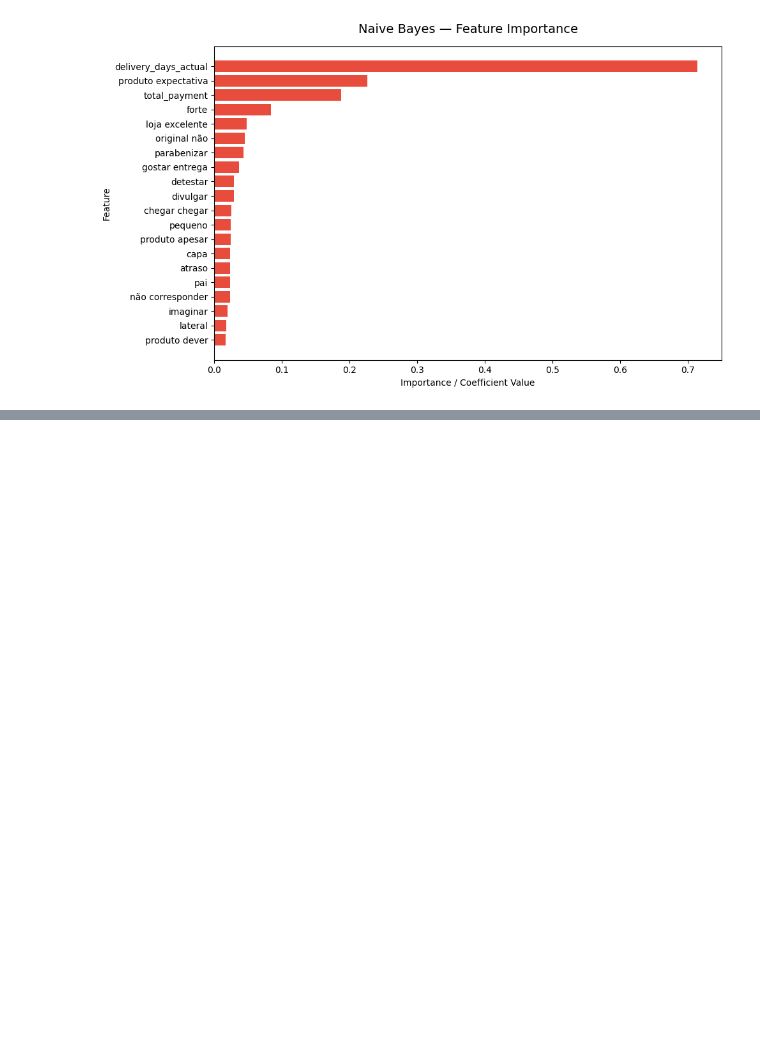
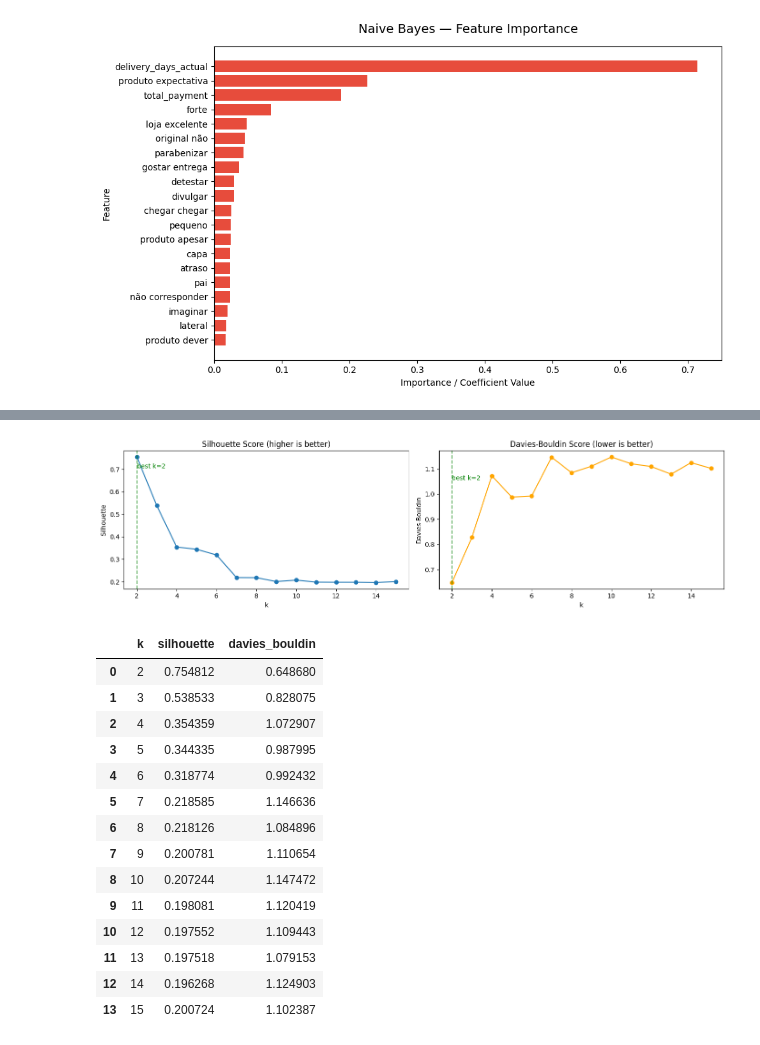
Before and after one commit to NitoBoritto/Olist_Data_Department, a Jupyter notebook: notebooks/modeling.ipynb, the cells around one changed output, grey strips where cells are left out. Saved outputs shown, nothing was run; the diff lists cells and outputs as text; code cells hidden in the pictures; blank space fills up the shorter version.

```diff
--- a/notebooks/modeling.ipynb
+++ b/notebooks/modeling.ipynb
@@ -452,0 +737,76 @@ plot_feature_importance(
+# %%
+# Prepare scaled features (use same feature set as KMeans)
+features_for_eval = kmeans_df.drop(columns=['Cluster'], errors='ignore')
+scaler_eval = RobustScaler()
+X_scaled = scaler_eval.fit_transform(features_for_eval)
+
+ks = range(2, 16)
+silhouette_scores = []
+db_scores = []
+
+for k in ks:
+    km = KMeans(n_clusters=k, random_state=30, n_init=10)
+    labels = km.fit_predict(X_scaled)
+
+    # silhouette requires at least 2 clusters (and not all noise)
+    try:
+        sil = silhouette_score(X_scaled, labels)
+    except Exception:
+        sil = np.nan
+
+    try:
+        db = davies_bouldin_score(X_scaled, labels)
+    except Exception:
+        db = np.nan
+
+    silhouette_scores.append(sil)
+    db_scores.append(db)
+
+# Summary dataframe
+scores_df = pd.DataFrame({'k': list(ks), 'silhouette': silhouette_scores, 'davies_bouldin': db_scores})
+
+# Plot both metrics
+fig, axes = plt.subplots(1, 2, figsize=(14, 4))
+
+axes[0].plot(scores_df['k'], scores_df['silhouette'], marker='o')
+axes[0].set_title('Silhouette Score (higher is better)')
+axes[0].set_xlabel('k')
+axes[0].set_ylabel('Silhouette')
+
+axes[1].plot(scores_df['k'], scores_df['davies_bouldin'], marker='o', color='orange')
+axes[1].set_title('Davies-Bouldin Score (lower is better)')
+axes[1].set_xlabel('k')
+axes[1].set_ylabel('Davies-Bouldin')
+
+# Annotate best k
+if scores_df['silhouette'].dropna().any():
+    best_k_sil = int(scores_df.loc[scores_df['silhouette'].idxmax(), 'k'])
+    axes[0].axvline(best_k_sil, color='green', linestyle='--', alpha=0.6)
+    axes[0].text(best_k_sil, axes[0].get_ylim()[1]*0.9, f'best k={best_k_sil}', color='green')
+
+if scores_df['davies_bouldin'].dropna().any():
+    best_k_db = int(scores_df.loc[scores_df['davies_bouldin'].idxmin(), 'k'])
+    axes[1].axvline(best_k_db, color='green', linestyle='--', alpha=0.6)
+    axes[1].text(best_k_db, axes[1].get_ylim()[1]*0.9, f'best k={best_k_db}', color='green')
+
+plt.tight_layout()
+plt.show()
+
+scores_df
+# %% [output]
+[figure, added]
+|  | k | silhouette | davies_bouldin |
+| 0 | 2 | 0.754812 | 0.648680 |
+| 1 | 3 | 0.538533 | 0.828075 |
+| 2 | 4 | 0.354359 | 1.072907 |
+| 3 | 5 | 0.344335 | 0.987995 |
+| 4 | 6 | 0.318774 | 0.992432 |
+| 5 | 7 | 0.218585 | 1.146636 |
+| 6 | 8 | 0.218126 | 1.084896 |
+| 7 | 9 | 0.200781 | 1.110654 |
+| 8 | 10 | 0.207244 | 1.147472 |
+| 9 | 11 | 0.198081 | 1.120419 |
+| 10 | 12 | 0.197552 | 1.109443 |
+| 11 | 13 | 0.197518 | 1.079153 |
+| 12 | 14 | 0.196268 | 1.124903 |
+| 13 | 15 | 0.200724 | 1.102387 |
```
Also changed, not shown: parts of 29 cells of this notebook, 3 other files.
